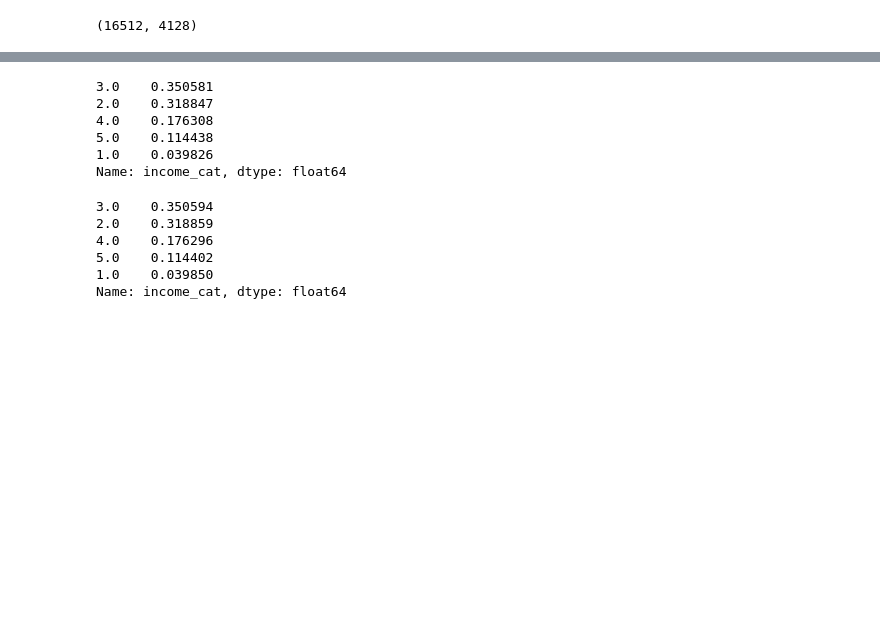
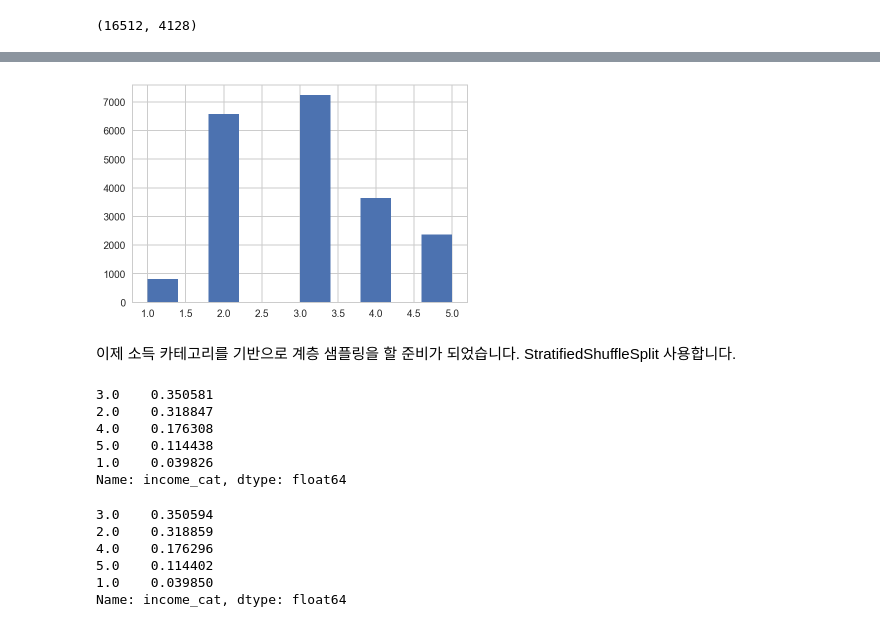
Before and after one commit to dooyeoung/hands_on_machine_learning, a Jupyter notebook: part2.ipynb, the cells around one changed output, grey strips where cells are left out. Cells and saved outputs as stored; diff of their text form; code cells hidden in the pictures; blank space fills up the shorter version.

```diff
--- a/part2.ipynb
+++ b/part2.ipynb
@@ -170,3 +254,9 @@ for train_index, test_index in split.split(housing, housing['income_cat']):
+# %%
+housing['income_cat'].hist();
+# %% [output]
+[figure, added]
+# %% [markdown]
+이제 소득 카테고리를 기반으로 계층 샘플링을 할 준비가 되었습니다. StratifiedShuffleSplit 사용합니다.
 # %%
 housing['income_cat'].value_counts() / len(housing)
 # %% [output]
```
Also changed, not shown: parts of 157 cells of this notebook.
